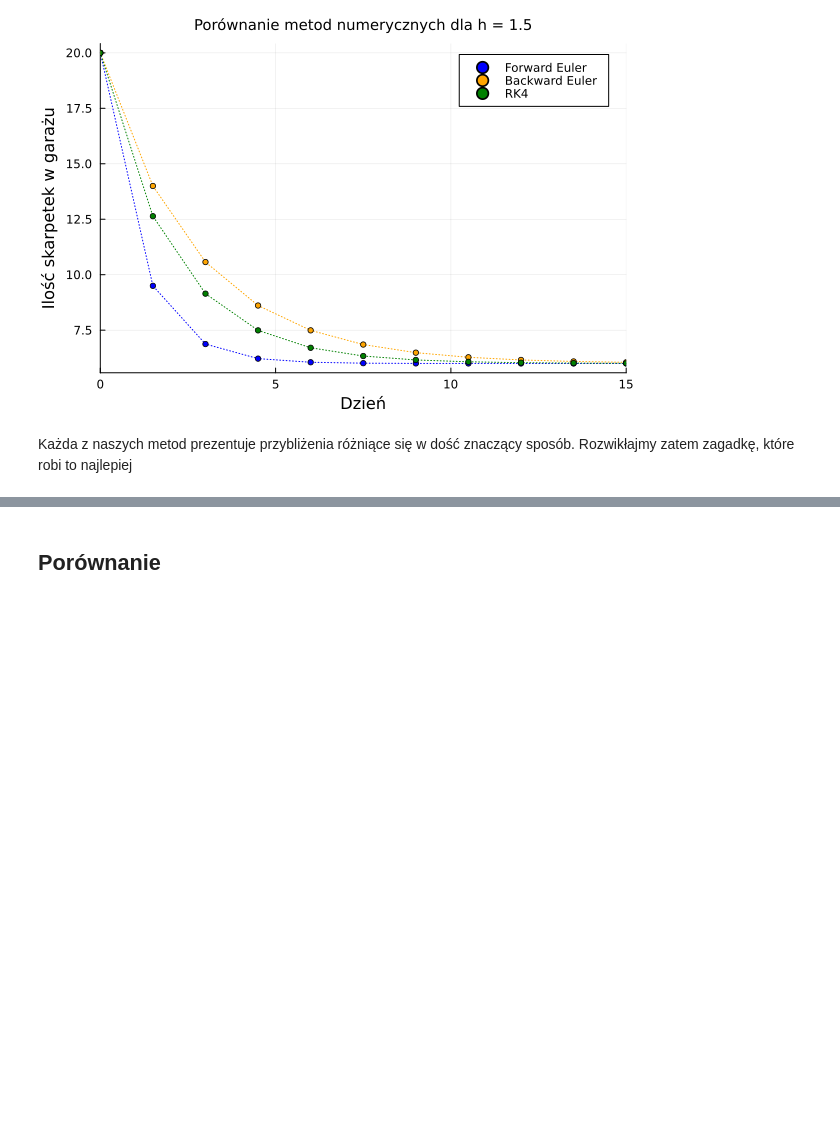
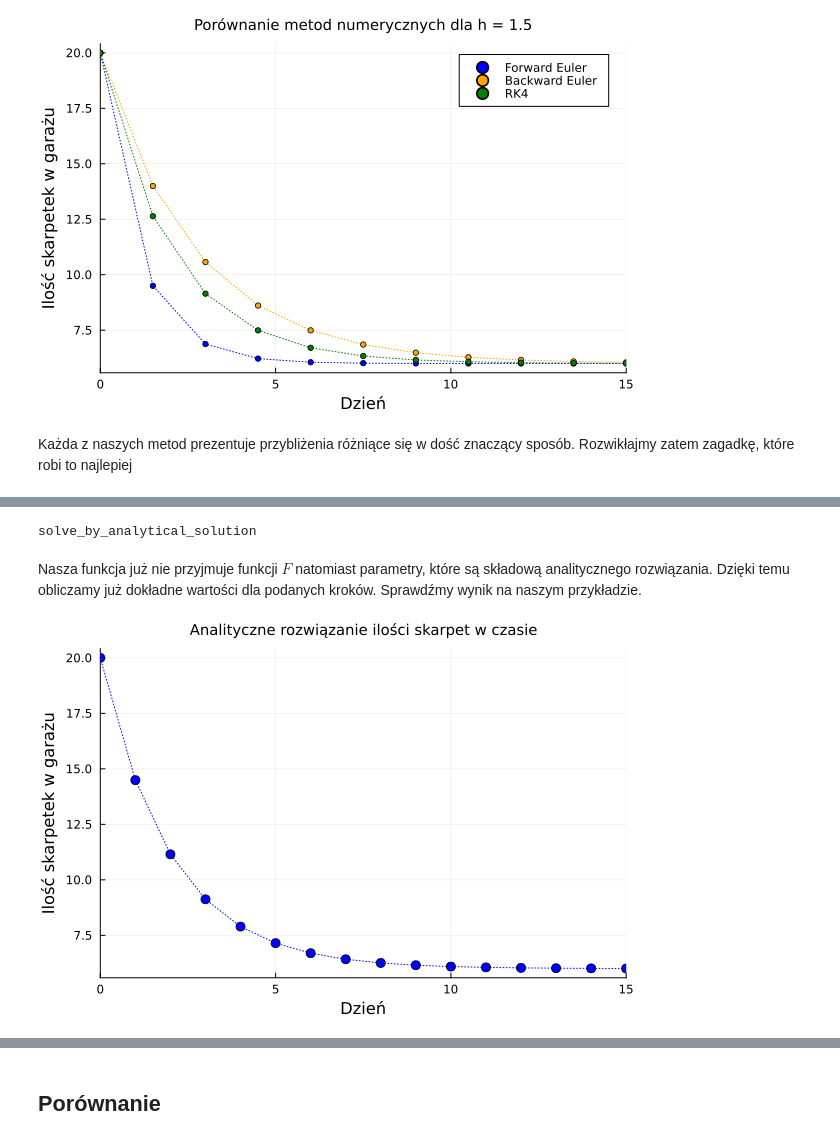
Before and after one commit to piotrczech/optimization-of-inventory-deliveries, a Jupyter notebook: main.ipynb, the cells around one changed output, grey strips where cells are left out. Cells and saved outputs as stored; diff of their text form; code cells hidden in the pictures; blank space fills up the shorter version.

```diff
--- a/main.ipynb
+++ b/main.ipynb
@@ -816,0 +815,39 @@ $$
+# %%
+"""
+todo
+"""
+function solve_by_analytical_solution(
+    Iₜ::Int,
+    T::Int,
+    D₀::Int,
+    y₀::Number,
+    x₀::Int,
+    xₙ::Int,
+    h::Float64,
+)::Tuple{Vector{Float64}, Vector{Float64}}
+    n = round(Int, (xₙ - x₀) / h)
+
+    y_values = zeros(n + 1)
+    x_values = zeros(n + 1)
+
+    x_values[1] = x₀
+    y_values[1] = y₀
+
+    for index in 1:n
+        x_values[index + 1] = x_values[index] + h
+        y_values[index + 1] = (-Iₜ + (T * D₀) + y₀) * exp(-x_values[index + 1] / T) + Iₜ - (T * D₀)
+    end
+
+    return x_values, y_values
+end
+# %% [output]
+solve_by_analytical_solution
+# %% [markdown]
+Nasza funkcja już nie przyjmuje funkcji $F$ natomiast parametry, które są składową analitycznego rozwiązania. Dzięki temu obliczamy już dokładne wartości dla podanych kroków. Sprawdźmy wynik na naszym przykładzie.
+# %%
+x_values, y_values = solve_by_analytical_solution(Iₜ, T, D₀, I₀, day_start, day_end, 1.0)
+
+plot(x_values, y_values, label="", color="blue", linestyle=:dot, xlabel="Dzień", ylabel="Ilość skarpetek w garażu", title="Analityczne rozwiązanie ilości skarpet w czasie", grid=true, xlims=(day_start, day_end), titlefontsize=10)
+scatter!(x_values, y_values, markersize=5, color="blue", label="")
+# %% [output]
+[figure, added]
```
Also changed, not shown: parts of 6 cells of this notebook.
